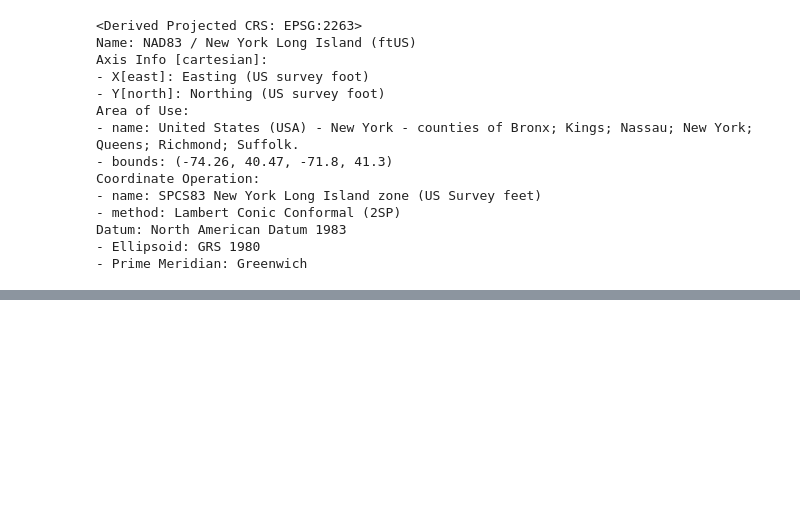
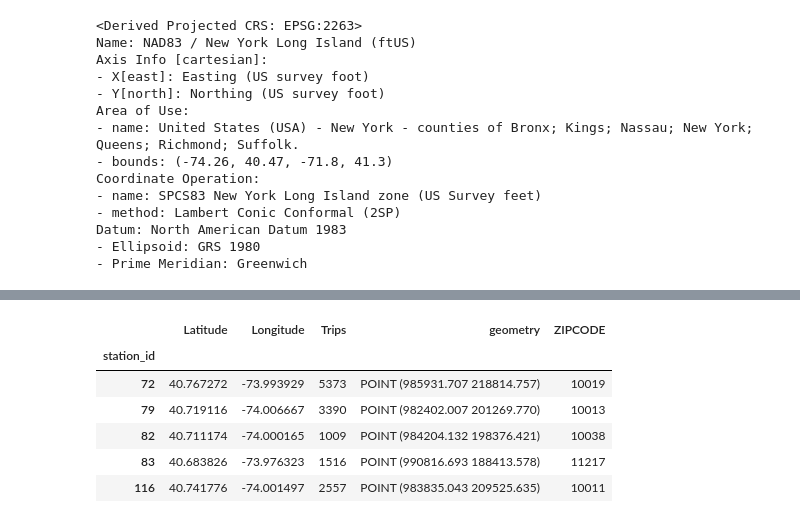
Before and after one commit to ajay1808/Principles-of-Urban-Informatics-Project, a Jupyter notebook: Accident Data Prep.ipynb, the cells around one changed output, grey strips where cells are left out. Cells and saved outputs as stored; diff of their text form; code cells hidden in the pictures; blank space fills up the shorter version.

```diff
--- a/Accident Data Prep.ipynb
+++ b/Accident Data Prep.ipynb
@@ -248,0 +253,7 @@ Text(0.5, 1.0, 'Bicycle Accident Count by Zip Code')
+# %%
+year_17_18=pd.read_csv("year_17_18.csv")
+year_19_20=pd.read_csv("year_19_20.csv")
+year_21_22=pd.read_csv("year_21_22.csv")
+# %%
+merged = pd.concat([year_17_18,year_19_20,year_21_22],axis=0)
+merged.shape
@@ -248,0 +262,3 @@ Text(0.5, 1.0, 'Bicycle Accident Count by Zip Code')
+# %%
+merged = merged.reset_index(drop=False).groupby(['station_id']).agg({'Latitude':'mean','Longitude':'mean','index':'count'}).rename({'index':'Trips'},axis=1)
+merged.head()
@@ -248,0 +275,6 @@ Text(0.5, 1.0, 'Bicycle Accident Count by Zip Code')
+# %%
+geometry = [Point(xy) for xy in zip(merged.Longitude, merged.Latitude)]
+
+geoMerged = gpd.GeoDataFrame(merged,geometry=geometry,crs={'init': 'epsg:4326'}).to_crs({'init': 'epsg:2263'})
+
+geoMerged.head()
@@ -248,0 +289,11 @@ Text(0.5, 1.0, 'Bicycle Accident Count by Zip Code')
+# %%
+Trips_Merged = gpd.sjoin(geoMerged,zipcodes,predicate='within',how='left').drop('index_right',axis=1)
+Trips_Merged.head()
+# %% [output]
+|  | Latitude | Longitude | Trips | geometry | ZIPCODE |
+| station_id |  |  |  |  |  |
+| 72 | 40.767272 | -73.993929 | 5373 | POINT (985931.707 218814.757) | 10019 |
+| 79 | 40.719116 | -74.006667 | 3390 | POINT (982402.007 201269.770) | 10013 |
+| 82 | 40.711174 | -74.000165 | 1009 | POINT (984204.132 198376.421) | 10038 |
+| 83 | 40.683826 | -73.976323 | 1516 | POINT (990816.693 188413.578) | 11217 |
+| 116 | 40.741776 | -74.001497 | 2557 | POINT (983835.043 209525.635) | 10011 |
```
Also changed, not shown: parts of 26 cells of this notebook.
